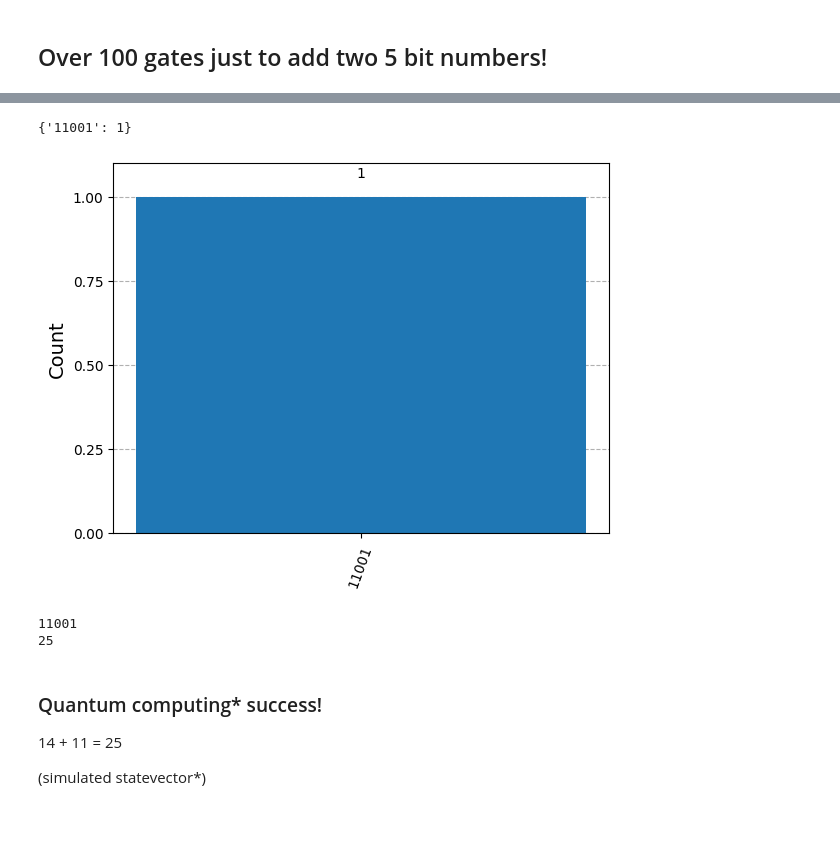
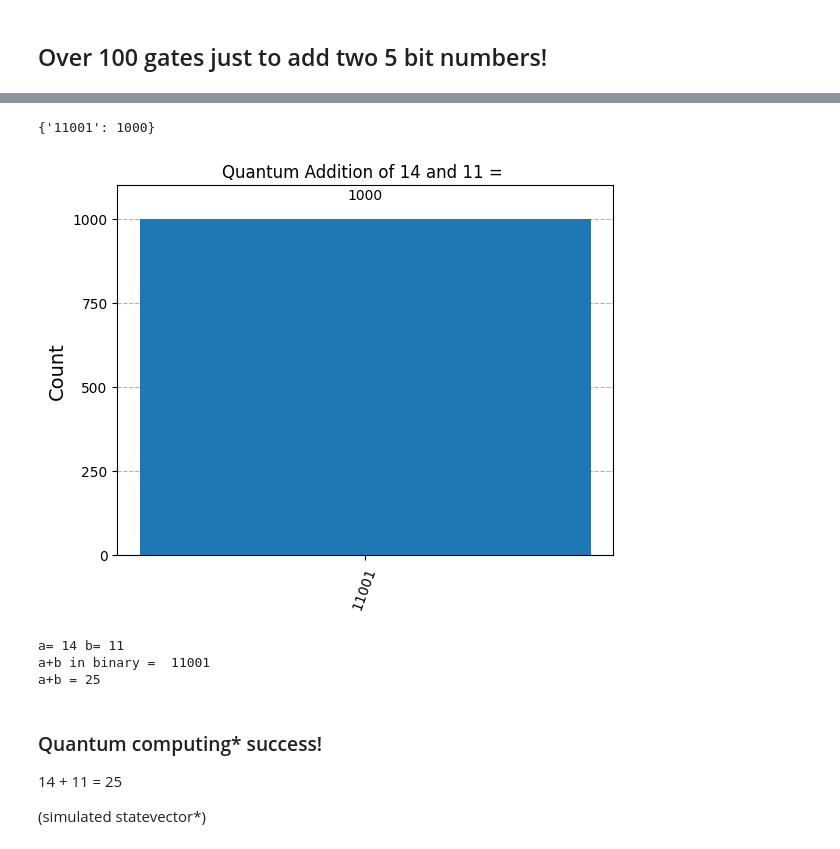
Before and after one commit to UMassIonTrappers/Introduction-to-Quantum-Computing, a Jupyter notebook: labs/Lab_07_Quantum_circuits_quantum_adder.ipynb, the cells around one changed output, grey strips where cells are left out. Saved outputs shown, nothing was run; the diff lists cells and outputs as text; code cells hidden in the pictures; blank space fills up the shorter version.

```diff
--- a/labs/Lab_07_Quantum_circuits_quantum_adder.ipynb
+++ b/labs/Lab_07_Quantum_circuits_quantum_adder.ipynb
@@ -399,27 +415,30 @@ https://arxiv.org/abs/2102.01682
 # %%
+from qiskit_aer import AerSimulator
+
 qc = QuantumCircuit.from_qasm_str(qasmstr)
 qc.save_statevector() #just simulate the statevector
 
-decomposed_circ = qc.decompose() # Does not modify original circuit
+simulator = AerSimulator()
+circ = transpile(qc, simulator)
 
-QasmSim = QasmSimulator() #Set simulator to evolve state
-
-job = QasmSim.run(decomposed_circ, shots=1) #only need 1 shot for statevector 'measurement'
+job = simulator.run(decomposed_circ, shots=1000)
 # %%
 '''Plot results'''
 counts = job.result().get_counts()
 print(counts)
-plot_histogram(counts)
+plot_histogram(counts , title='Quantum Addition of 14 and 11 = ')
 # %% [output]
-{'11001': 1}
+{'11001': 1000}
-[figure, old version]
+[figure, new version]
 # %%
+print('a=',a,'b=',b )
 binarystring = format(25,"b")
-print(binarystring)
-print(int(binarystring,2))
+print('a+b in binary = ',binarystring)
+print('a+b =',int(binarystring,2))
 # %% [output]
-11001
-25
+a= 14 b= 11
+a+b in binary =  11001
+a+b = 25
 # %% [markdown]
 ### Quantum computing* success!
 
```
Also changed, not shown: parts of 32 cells of this notebook.
